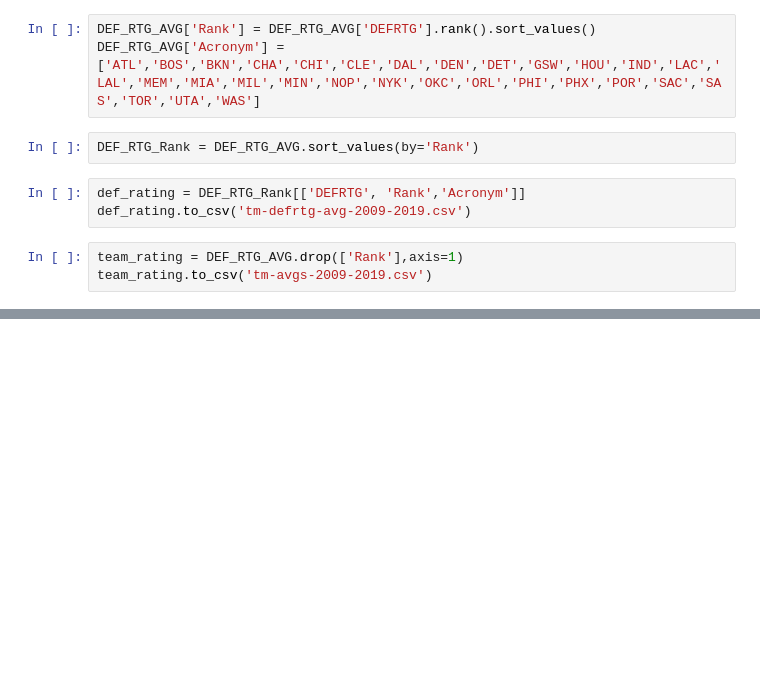
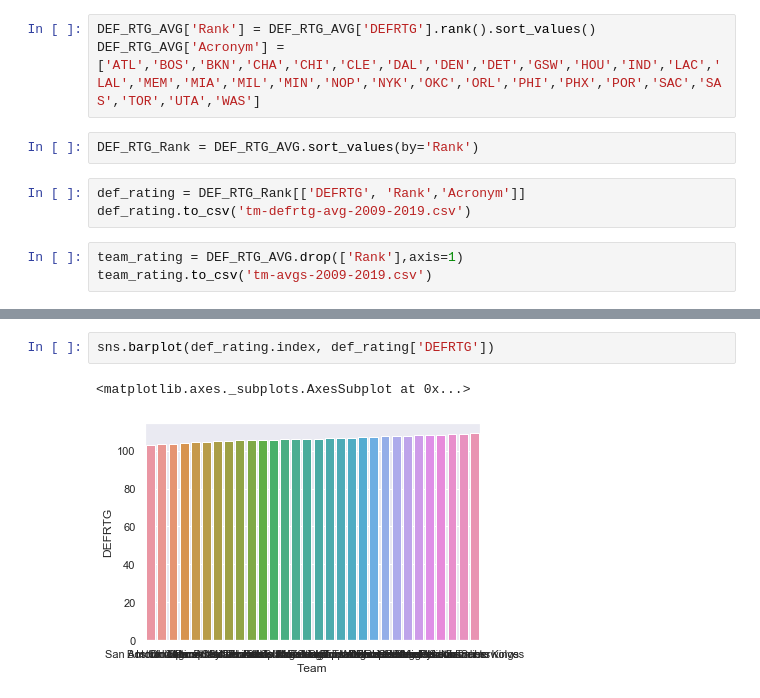
Before and after one commit to Fluffisaurus/player-performance-projection, a Jupyter notebook: data/defensive-rating/DefensiveRatings_teams.ipynb, the cells around one changed output, grey strips where cells are left out. Saved outputs shown, nothing was run; the diff lists cells and outputs as text; blank space fills up the shorter version.

```diff
--- a/data/defensive-rating/DefensiveRatings_teams.ipynb
+++ b/data/defensive-rating/DefensiveRatings_teams.ipynb
@@ -38,0 +90,5 @@ team_rating.to_csv('tm-avgs-2009-2019.csv')
+# %%
+sns.barplot(def_rating.index, def_rating['DEFRTG'])
+# %% [output]
+<matplotlib.axes._subplots.AxesSubplot at 0x...>
+[figure, added]
```
Also changed, not shown: parts of 7 cells of this notebook, 2 other files.
